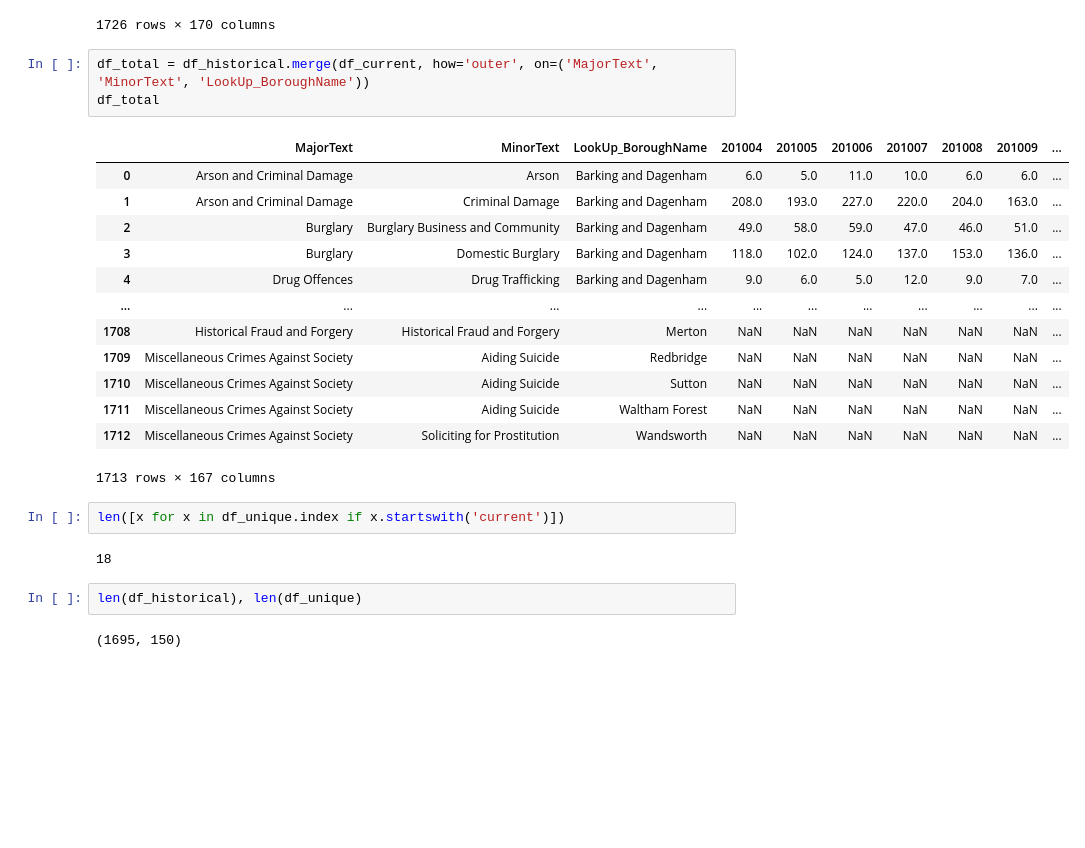
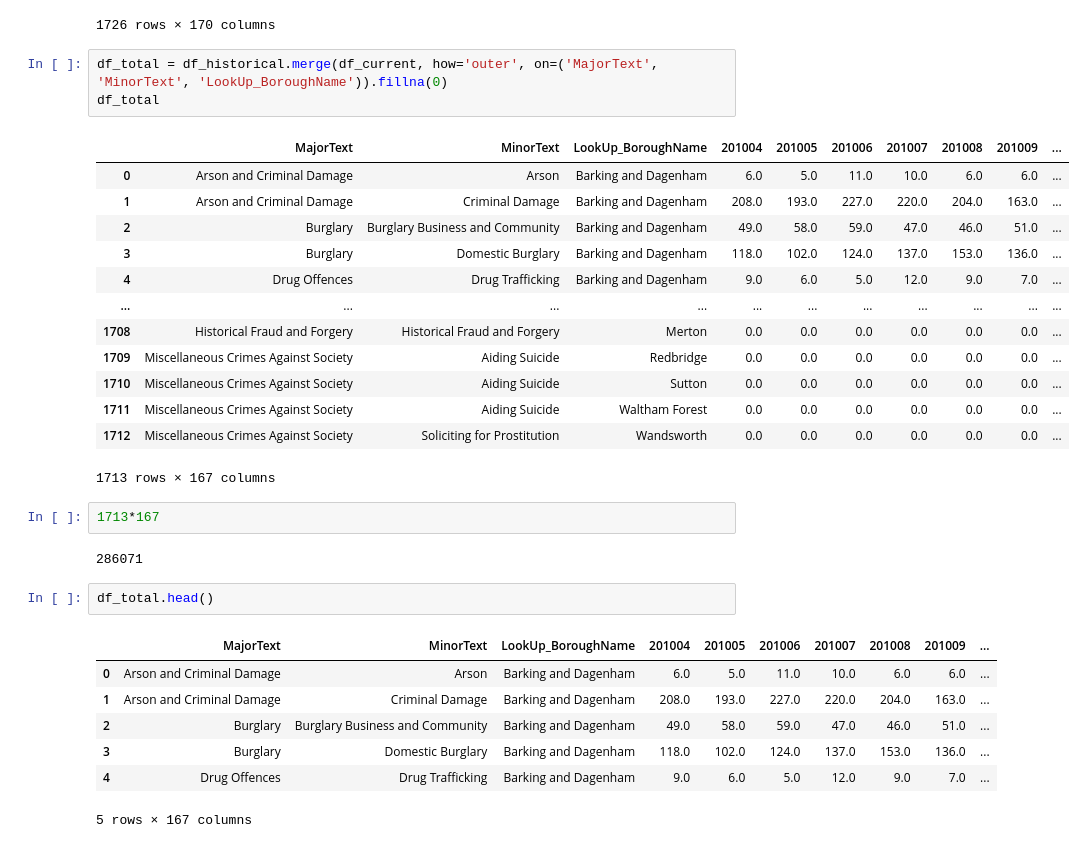
Before and after one commit to JamieW365/londoncrime, a Jupyter notebook: notebooks/exploratory/jw-1-initial-exploration.ipynb, the cells around one changed output. Drawn from its saved outputs; the diff is of its cells as text; blank space fills up the shorter version.

```diff
--- a/notebooks/exploratory/jw-1-initial-exploration.ipynb
+++ b/notebooks/exploratory/jw-1-initial-exploration.ipynb
@@ -425,27 +425,33 @@ pd.concat([df_historical, df_current], ignore_index=True, keys=('MajorText', 'Mi
 | 1575 | NaN | NaN | NaN | NaN | NaN | NaN | NaN | NaN | NaN | NaN | ... | ... |
 1726 rows × 170 columns
 # %%
-df_total = df_historical.merge(df_current, how='outer', on=('MajorText', 'MinorText', 'LookUp_BoroughName'))
+df_total = df_historical.merge(df_current, how='outer', on=('MajorText', 'MinorText', 'LookUp_BoroughName')).fillna(0)
 df_total
 # %% [output]
 |  | MajorText | MinorText | LookUp_BoroughName | 201004 | 201005 | 201006 | 201007 | 201008 | 201009 | ... |
 | 0 | Arson and Criminal Damage | Arson | Barking and Dagenham | 6.0 | 5.0 | 11.0 | 10.0 | 6.0 | 6.0 | ... |
 | 1 | Arson and Criminal Damage | Criminal Damage | Barking and Dagenham | 208.0 | 193.0 | 227.0 | 220.0 | 204.0 | 163.0 | ... |
 | 2 | Burglary | Burglary Business and Community | Barking and Dagenham | 49.0 | 58.0 | 59.0 | 47.0 | 46.0 | 51.0 | ... |
 | 3 | Burglary | Domestic Burglary | Barking and Dagenham | 118.0 | 102.0 | 124.0 | 137.0 | 153.0 | 136.0 | ... |
 | 4 | Drug Offences | Drug Trafficking | Barking and Dagenham | 9.0 | 6.0 | 5.0 | 12.0 | 9.0 | 7.0 | ... |
 | ... | ... | ... | ... | ... | ... | ... | ... | ... | ... | ... |
-| 1708 | Historical Fraud and Forgery | Historical Fraud and Forgery | Merton | NaN | NaN | NaN | NaN | NaN | NaN | ... |
-| 1709 | Miscellaneous Crimes Against Society | Aiding Suicide | Redbridge | NaN | NaN | NaN | NaN | NaN | NaN | ... |
-| 1710 | Miscellaneous Crimes Against Society | Aiding Suicide | Sutton | NaN | NaN | NaN | NaN | NaN | NaN | ... |
-| 1711 | Miscellaneous Crimes Against Society | Aiding Suicide | Waltham Forest | NaN | NaN | NaN | NaN | NaN | NaN | ... |
-| 1712 | Miscellaneous Crimes Against Society | Soliciting for Prostitution | Wandsworth | NaN | NaN | NaN | NaN | NaN | NaN | ... |
+| 1708 | Historical Fraud and Forgery | Historical Fraud and Forgery | Merton | 0.0 | 0.0 | 0.0 | 0.0 | 0.0 | 0.0 | ... |
+| 1709 | Miscellaneous Crimes Against Society | Aiding Suicide | Redbridge | 0.0 | 0.0 | 0.0 | 0.0 | 0.0 | 0.0 | ... |
+| 1710 | Miscellaneous Crimes Against Society | Aiding Suicide | Sutton | 0.0 | 0.0 | 0.0 | 0.0 | 0.0 | 0.0 | ... |
+| 1711 | Miscellaneous Crimes Against Society | Aiding Suicide | Waltham Forest | 0.0 | 0.0 | 0.0 | 0.0 | 0.0 | 0.0 | ... |
+| 1712 | Miscellaneous Crimes Against Society | Soliciting for Prostitution | Wandsworth | 0.0 | 0.0 | 0.0 | 0.0 | 0.0 | 0.0 | ... |
 1713 rows × 167 columns
-# %%
-len([x for x in df_unique.index if x.startswith('current')])
-# %% [output]
-18
-# %%
-len(df_historical), len(df_unique)
-# %% [output]
-(1695, 150)
+# %%
+1713*167
+# %% [output]
+286071
+# %%
+df_total.head()
+# %% [output]
+|  | MajorText | MinorText | LookUp_BoroughName | 201004 | 201005 | 201006 | 201007 | 201008 | 201009 | ... |
+| 0 | Arson and Criminal Damage | Arson | Barking and Dagenham | 6.0 | 5.0 | 11.0 | 10.0 | 6.0 | 6.0 | ... |
+| 1 | Arson and Criminal Damage | Criminal Damage | Barking and Dagenham | 208.0 | 193.0 | 227.0 | 220.0 | 204.0 | 163.0 | ... |
+| 2 | Burglary | Burglary Business and Community | Barking and Dagenham | 49.0 | 58.0 | 59.0 | 47.0 | 46.0 | 51.0 | ... |
+| 3 | Burglary | Domestic Burglary | Barking and Dagenham | 118.0 | 102.0 | 124.0 | 137.0 | 153.0 | 136.0 | ... |
+| 4 | Drug Offences | Drug Trafficking | Barking and Dagenham | 9.0 | 6.0 | 5.0 | 12.0 | 9.0 | 7.0 | ... |
+5 rows × 167 columns
```
Also changed, not shown: parts of 8 cells of this notebook.
